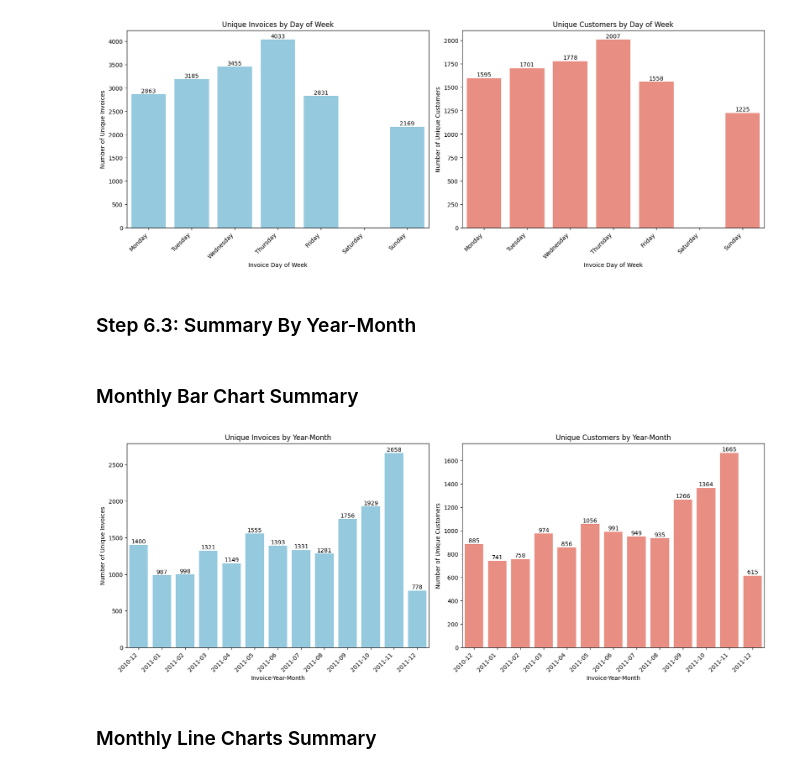
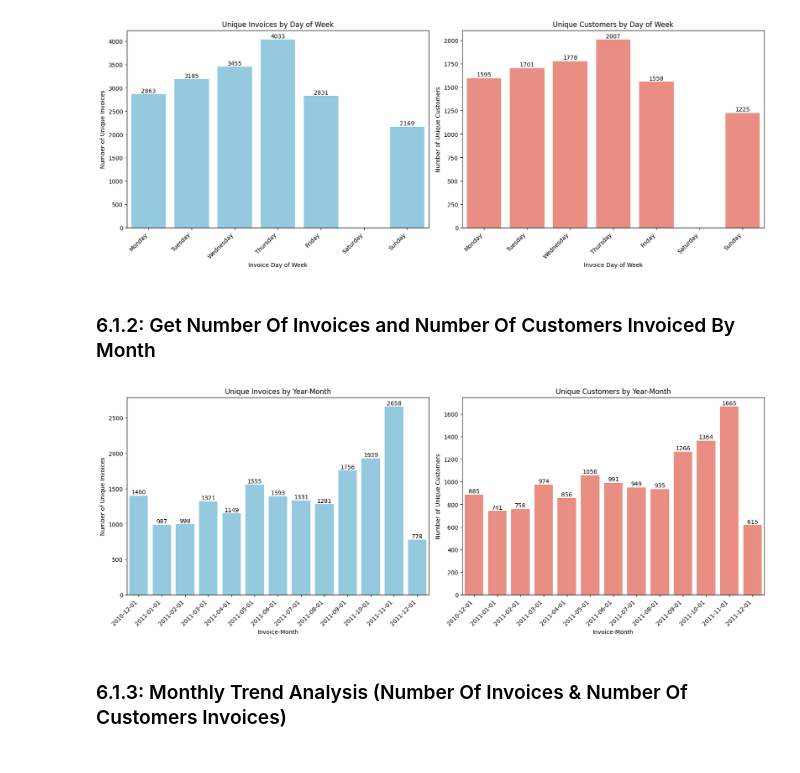
Before and after one commit to nyangweso-rodgers/data-analytics, a Jupyter notebook: 04-analytics-with-python/python-analytics-for-e-commerce-data/01-exploratory-data-analysis.ipynb, the cells around one changed output. Cells and saved outputs as stored; diff of their text form; code cells hidden in the pictures.

Commit message:
performing EDA of an E-COMMERCE data

```diff
--- a/04-analytics-with-python/python-analytics-for-e-commerce-data/01-exploratory-data-analysis.ipynb
+++ b/04-analytics-with-python/python-analytics-for-e-commerce-data/01-exploratory-data-analysis.ipynb
@@ -275,8 +275,8 @@ def feature_engineering(df):
     df['InvoiceDayOfWeek'] = df['InvoiceDate'].apply(lambda x: x.strftime('%A'))
 
     # Create MonthYear column
-    df['InvoiceYearMonth'] = df['InvoiceDate'].apply(lambda x: x.strftime('%Y-%m-01'))
-    df['InvoiceYearMonth'] = pd.to_datetime(df['InvoiceYearMonth'])
+    df['InvoiceMonth'] = df['InvoiceDate'].apply(lambda x: x.strftime('%Y-%m-01'))
+    df['InvoiceMonth'] = pd.to_datetime(df['InvoiceMonth'])
 
     return df
 
@@ -476,10 +476,8 @@ def visualize_data_in_subplots(df):
 visualize_data_in_subplots(enhanced_dataset)
 # %% [output]
 [figure]
-# %% [markdown]
-### Step 6.3: Summary By Year-Month
-# %% [markdown]
-### Monthly Bar Chart Summary
+# %% [markdown]
+### 6.1.2: Get Number Of Invoices and Number Of Customers Invoiced By Month
 # %%
 def visualize_data_by_year_month(df):
     """
@@ -492,53 +490,53 @@ def visualize_data_by_year_month(df):
     None
     """
     # Group data and calculate metrics
-    unique_invoices_by_month = df.groupby('InvoiceYearMonth')['InvoiceNo'].nunique().reset_index()
-    unique_invoices_by_month.columns = ['InvoiceYearMonth', 'UniqueInvoiceCount']
+    unique_invoices_by_month = df.groupby('InvoiceMonth')['InvoiceNo'].nunique().reset_index()
+    unique_invoices_by_month.columns = ['InvoiceMonth', 'UniqueInvoiceCount']
 
-    customer_count_by_month = df.groupby('InvoiceYearMonth')['CustomerID'].nunique().reset_index()
-    customer_count_by_month.columns = ['InvoiceYearMonth', 'UniqueCustomerCount']
+    customer_count_by_month = df.groupby('InvoiceMonth')['CustomerID'].nunique().reset_index()
+    customer_count_by_month.columns = ['InvoiceMonth', 'UniqueCustomerCount']
 
     # Sort by YearMonth to ensure consistent order
-    unique_invoices_by_month['InvoiceYearMonth'] = pd.Categorical(unique_invoices_by_month['InvoiceYearMonth'], ordered=True)
-    customer_count_by_month['InvoiceYearMonth'] = pd.Categorical(customer_count_by_month['InvoiceYearMonth'], ordered=True)
+    unique_invoices_by_month['InvoiceMonth'] = pd.Categorical(unique_invoices_by_month['InvoiceMonth'], ordered=True)
+    customer_count_by_month['InvoiceMonth'] = pd.Categorical(customer_count_by_month['InvoiceMonth'], ordered=True)
 
-    unique_invoices_by_month = unique_invoices_by_month.sort_values('InvoiceYearMonth')
-    customer_count_by_month = customer_count_by_month.sort_values('InvoiceYearMonth')
+    unique_invoices_by_month = unique_invoices_by_month.sort_values('InvoiceMonth')
+    customer_count_by_month = customer_count_by_month.sort_values('InvoiceMonth')
 
     # Create subplots
     fig, axes = plt.subplots(1, 2, figsize=(16, 6), constrained_layout=True)
 
     # Plot Unique Invoices by YearMonth
-    sns.barplot(x='InvoiceYearMonth', y='UniqueInvoiceCount', data=unique_invoices_by_month, color='skyblue', ax=axes[0])
+    sns.barplot(x='InvoiceMonth', y='UniqueInvoiceCount', data=unique_invoices_by_month, color='skyblue', ax=axes[0])
     axes[0].set_title('Unique Invoices by Year-Month')
-    axes[0].set_xlabel('Invoice-Year-Month')
+    axes[0].set_xlabel('Invoice-Month')
     axes[0].set_ylabel('Number of Unique Invoices')
     for index, row in unique_invoices_by_month.iterrows():
         axes[0].text(index, row['UniqueInvoiceCount'] + 5,  # Adjust vertical offset (+5)
                       int(row['UniqueInvoiceCount']),
                       ha='center', va='bottom')
 
     # Plot Unique Customer Count by YearMonth
-    sns.barplot(x='InvoiceYearMonth', y='UniqueCustomerCount', data=customer_count_by_month, color='salmon', ax=axes[1])
+    sns.barplot(x='InvoiceMonth', y='UniqueCustomerCount', data=customer_count_by_month, color='salmon', ax=axes[1])
     axes[1].set_title('Unique Customers by Year-Month')
-    axes[1].set_xlabel('Invoice-Year-Month')
+    axes[1].set_xlabel('Invoice-Month')
     axes[1].set_ylabel('Number of Unique Customers')
     for index, row in customer_count_by_month.iterrows():
         axes[1].text(index, row['UniqueCustomerCount'] + 5,  # Adjust vertical offset (+5)
                       int(row['UniqueCustomerCount']),
                       ha='center', va='bottom')
 
     # Rotate x-axis labels for better readability
     for ax in axes:
         ax.set_xticks(range(len(unique_invoices_by_month)))
         ax.set_xticklabels(ax.get_xticklabels(), rotation=45, ha='right')
 
     plt.show()
 
 # Perform visualization on the enhanced dataset
 visualize_data_by_year_month(enhanced_dataset)
 # %% [output]
-[figure, old version]
+[figure, new version]
-# %% [markdown]
-### Monthly Line Charts Summary
+# %% [markdown]
+### 6.1.3: Monthly Trend Analysis (Number Of Invoices & Number Of Customers Invoices)
 # %%
```
Also changed, not shown: parts of 6 cells of this notebook, 1 other file.
